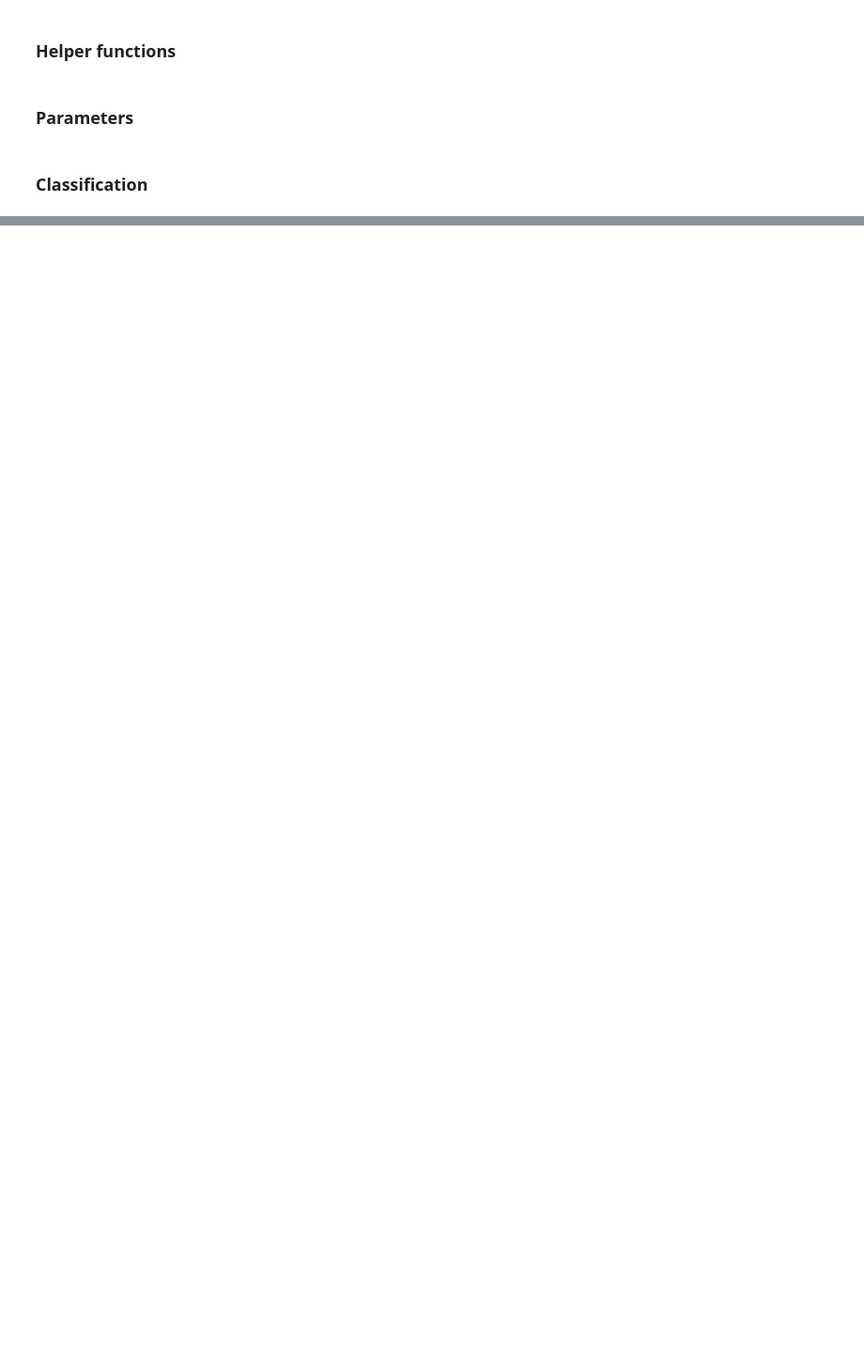
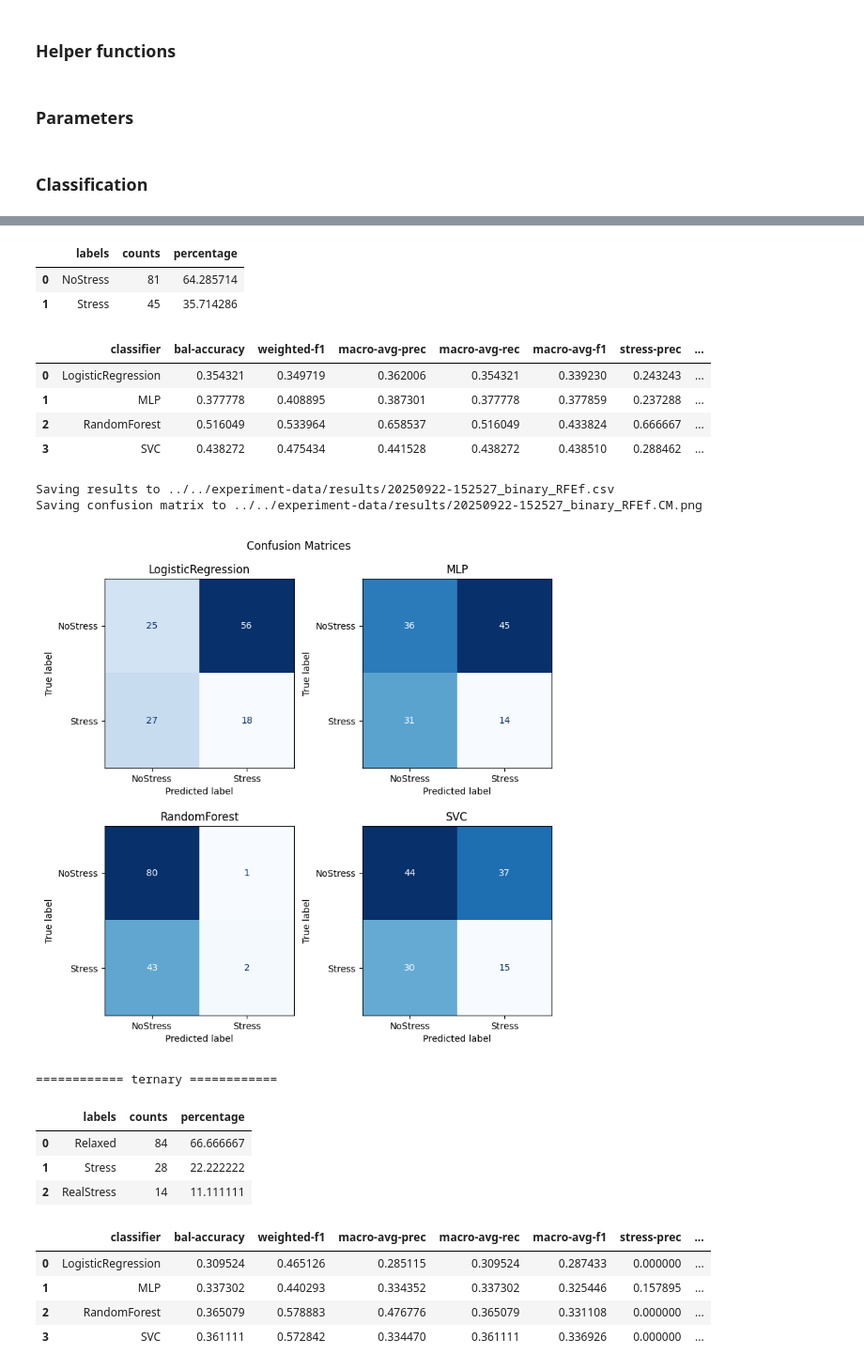
Before and after one commit to sergiodl-ubi/stressID, a Jupyter notebook: Classification/classification_expdata.ipynb, the cells around one changed output, grey strips where cells are left out. Shown at 94% size. Drawn from its saved outputs; the diff is of its cells as text; code cells hidden in the pictures; blank space fills up the shorter version.

```diff
--- a/Classification/classification_expdata.ipynb
+++ b/Classification/classification_expdata.ipynb
@@ -119,7 +163,7 @@ models_paths = {
     "q": {
         "LogisticRegression": f"{MODELS_PATH}/{MODELS_DATE}-190744_quaternary_LogisticRegression_{feat_sel}f.joblib",
         "MLP": f"{MODELS_PATH}/{MODELS_DATE}-190744_quaternary_MLPClassifier_{feat_sel}f.joblib",
-        "RandomForest": f"{MODELS_PATH}/{MODELS_DATE}-190744s_quaternary_RandomForestClassifier_{feat_sel}f.joblib",
+        "RandomForest": f"{MODELS_PATH}/{MODELS_DATE}-190744_quaternary_RandomForestClassifier_{feat_sel}f.joblib",
         "SVC": f"{MODELS_PATH}/{MODELS_DATE}-190744_quaternary_SVC_{feat_sel}f.joblib",
     },
 }
@@ -185,3 +229,4 @@ for class_type, models in models.items():
     show_results(params["classification"], feat_sel, df_res, save=params["save_results"])
     if params["show_confusion_matrices"]:
         show_confusion_matrices(params["classification"], feat_sel, conf_matrices, labels=params["classes"], save=params["save_confusion_matrices"])
+# %% [output]
@@ -187,0 +234,21 @@ for class_type, models in models.items():
+|  | labels | counts | percentage |
+| 0 | NoStress | 81 | 64.285714 |
+| 1 | Stress | 45 | 35.714286 |
+|  | classifier | bal-accuracy | weighted-f1 | macro-avg-prec | macro-avg-rec | macro-avg-f1 | stress-prec | ... |
+| 0 | LogisticRegression | 0.354321 | 0.349719 | 0.362006 | 0.354321 | 0.339230 | 0.243243 | ... |
+| 1 | MLP | 0.377778 | 0.408895 | 0.387301 | 0.377778 | 0.377859 | 0.237288 | ... |
+| 2 | RandomForest | 0.516049 | 0.533964 | 0.658537 | 0.516049 | 0.433824 | 0.666667 | ... |
+| 3 | SVC | 0.438272 | 0.475434 | 0.441528 | 0.438272 | 0.438510 | 0.288462 | ... |
+Saving results to ../../experiment-data/results/20250922-152527_binary_RFEf.csv
+Saving confusion matrix to ../../experiment-data/results/20250922-152527_binary_RFEf.CM.png
+[figure, added]
+============ ternary ============
+|  | labels | counts | percentage |
+| 0 | Relaxed | 84 | 66.666667 |
+| 1 | Stress | 28 | 22.222222 |
+| 2 | RealStress | 14 | 11.111111 |
+|  | classifier | bal-accuracy | weighted-f1 | macro-avg-prec | macro-avg-rec | macro-avg-f1 | stress-prec | ... |
+| 0 | LogisticRegression | 0.309524 | 0.465126 | 0.285115 | 0.309524 | 0.287433 | 0.000000 | ... |
+| 1 | MLP | 0.337302 | 0.440293 | 0.334352 | 0.337302 | 0.325446 | 0.157895 | ... |
+| 2 | RandomForest | 0.365079 | 0.578883 | 0.476776 | 0.365079 | 0.331108 | 0.000000 | ... |
+| 3 | SVC | 0.361111 | 0.572842 | 0.334470 | 0.361111 | 0.336926 | 0.000000 | ... |
```
Also changed, not shown: parts of 4 cells of this notebook, 43 other files.
